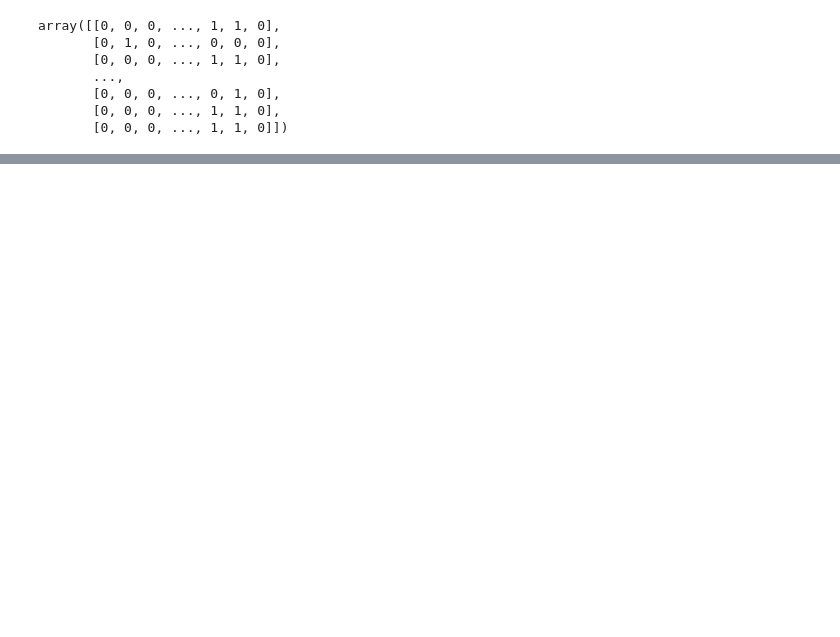
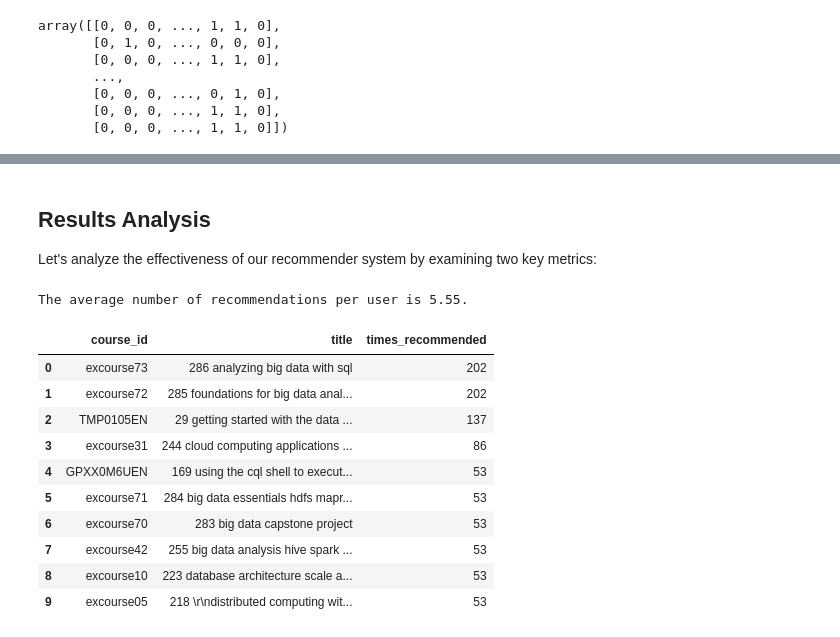
Before and after one commit to arpogg24/deep-learning-projects, a Jupyter notebook: recommendation-systems-labs/04lab-contentrec1.ipynb, the cells around one changed output, grey strips where cells are left out. Cells and saved outputs as stored; diff of their text form; code cells hidden in the pictures; blank space fills up the shorter version.

```diff
--- a/recommendation-systems-labs/04lab-contentrec1.ipynb
+++ b/recommendation-systems-labs/04lab-contentrec1.ipynb
@@ -268,3 +235,5 @@ profile_df = pd.read_csv(profile_genre_url)
+# %%
+profile_df = pd.read_csv("data/user_profile.csv")
 # %%
 profile_df.head()
 # %% [output]
@@ -289,3 +255,5 @@ test_users_df = pd.read_csv(test_users_url)
+# %%
+test_users_df = pd.read_csv("data/ratings.csv")
 # %%
 test_users_df.head()
 # %% [output]
@@ -566,0 +344,8 @@ The idea is if a user is interested in certain topics (genres) and if a course a
+# %%
+# Reload the datasets to ensure we're working with fresh data
+test_users_df = pd.read_csv("data/ratings.csv")
+profile_df = pd.read_csv("data/user_profile.csv")
+course_genres_df = pd.read_csv("data/course_genre.csv")
+
+# Create an empty dictionary to store recommendation results
+res_dict = {}
@@ -566,0 +424,19 @@ The idea is if a user is interested in certain topics (genres) and if a course a
+# %%
+# Generate recommendations
+users, courses, scores = generate_recommendation_scores()
+
+# Organize results into a dictionary
+res_dict = {
+    'USER': users,
+    'COURSE_ID': courses,
+    'SCORE': scores
+}
+
+# Convert to DataFrame
+res_df = pd.DataFrame(res_dict, columns=['USER', 'COURSE_ID', 'SCORE'])
+
+# Save results to CSV
+res_df.to_csv("profile_rs_results.csv", index=False)
+
+# Display results
+res_df
@@ -566,0 +457,36 @@ The idea is if a user is interested in certain topics (genres) and if a course a
+# %% [markdown]
+## Results Analysis
+
+Let's analyze the effectiveness of our recommender system by examining two key metrics:
+# %%
+# Calculate average number of recommendations per user
+avg_number_recs = res_df.groupby("USER").size().values.mean()
+print(f"The average number of recommendations per user is {avg_number_recs:.2f}.")
+# %% [output]
+The average number of recommendations per user is 5.55.
+# %%
+# Identify the most frequently recommended courses
+top_courses = res_df.groupby("COURSE_ID").size().sort_values(ascending=False).iloc[0:10]
+
+# Retrieve course titles
+top_course_names = []
+for course_id in top_courses.index:
+    title = course_genres_df[course_genres_df["COURSE_ID"] == course_id]["TITLE"].to_string()
+    top_course_names.append(title)
+
+# Create a DataFrame for the top courses
+top_courses_df = top_courses.to_frame(name="times_recommended").reset_index().rename(columns={"COURSE_ID": "course_id"})
+top_courses_df.insert(1, "title", top_course_names)
+top_courses_df
+# %% [output]
+|  | course_id | title | times_recommended |
+| 0 | excourse73 | 286 analyzing big data with sql | 202 |
+| 1 | excourse72 | 285 foundations for big data anal... | 202 |
+| 2 | TMP0105EN | 29 getting started with the data ... | 137 |
+| 3 | excourse31 | 244 cloud computing applications ... | 86 |
+| 4 | GPXX0M6UEN | 169 using the cql shell to execut... | 53 |
+| 5 | excourse71 | 284 big data essentials hdfs mapr... | 53 |
+| 6 | excourse70 | 283 big data capstone project | 53 |
+| 7 | excourse42 | 255 big data analysis hive spark ... | 53 |
+| 8 | excourse10 | 223 database architecture scale a... | 53 |
+| 9 | excourse05 | 218 \r\ndistributed computing wit... | 53 |
```
Also changed, not shown: parts of 128 cells of this notebook.
